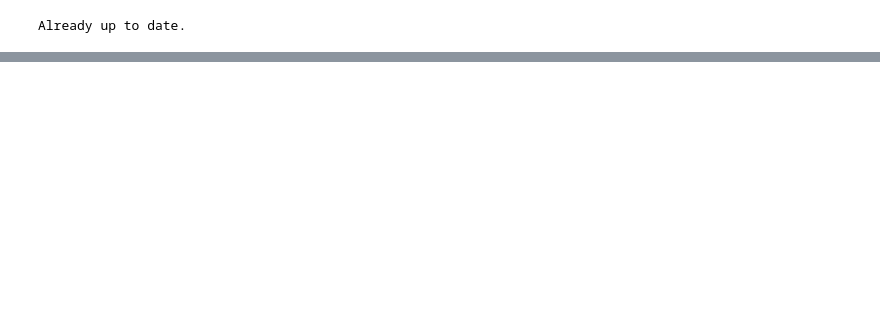
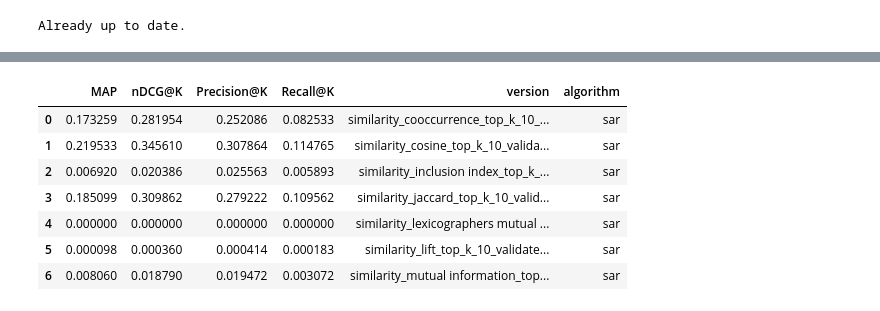
Before and after one commit to hygo2025/cdd-projeto-final, a Jupyter notebook: trabalho.ipynb, the cells around one changed output, grey strips where cells are left out. Cells and saved outputs as stored; diff of their text form; code cells hidden in the pictures; blank space fills up the shorter version.

```diff
--- a/trabalho.ipynb
+++ b/trabalho.ipynb
@@ -205,0 +135,11 @@ full_results.to_csv('02_sar_als.csv', index=False)
+# %%
+full_results.head(100)
+# %% [output]
+|  | MAP | nDCG@K | Precision@K | Recall@K | version | algorithm |
+| 0 | 0.173259 | 0.281954 | 0.252086 | 0.082533 | similarity_cooccurrence_top_k_10_... | sar |
+| 1 | 0.219533 | 0.345610 | 0.307864 | 0.114765 | similarity_cosine_top_k_10_valida... | sar |
+| 2 | 0.006920 | 0.020386 | 0.025563 | 0.005893 | similarity_inclusion index_top_k_... | sar |
+| 3 | 0.185099 | 0.309862 | 0.279222 | 0.109562 | similarity_jaccard_top_k_10_valid... | sar |
+| 4 | 0.000000 | 0.000000 | 0.000000 | 0.000000 | similarity_lexicographers mutual ... | sar |
+| 5 | 0.000098 | 0.000360 | 0.000414 | 0.000183 | similarity_lift_top_k_10_validate... | sar |
+| 6 | 0.008060 | 0.018790 | 0.019472 | 0.003072 | similarity_mutual information_top... | sar |
```
Also changed, not shown: parts of 23 cells of this notebook.
